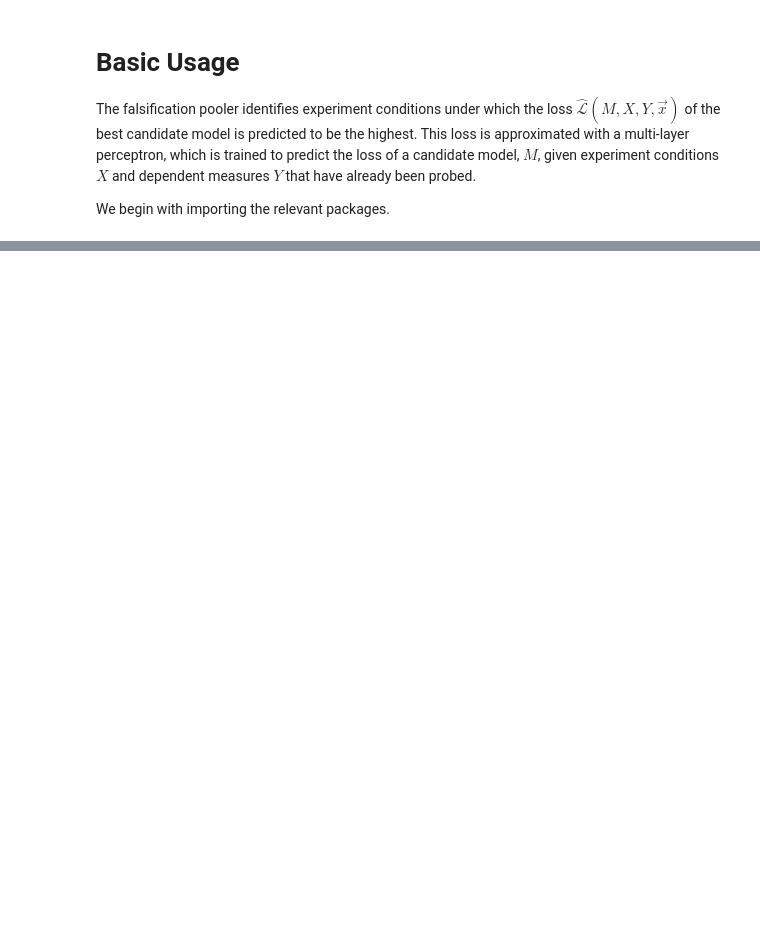
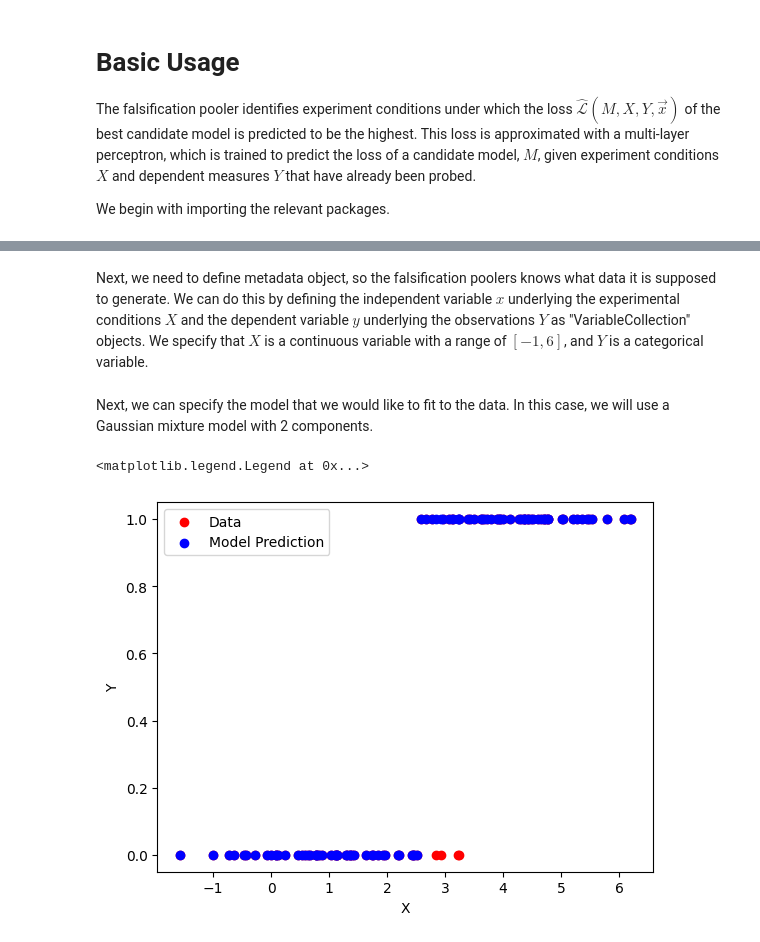
Before and after one commit to AutoResearch/autora-experimentalist-falsification, a Jupyter notebook: docs/basic-usage-pooler.ipynb, the cells around one changed output, grey strips where cells are left out. Saved outputs shown, nothing was run; the diff lists cells and outputs as text; code cells hidden in the pictures; blank space fills up the shorter version.

```diff
--- a/docs/basic-usage-pooler.ipynb
+++ b/docs/basic-usage-pooler.ipynb
@@ -52,0 +114,5 @@ The novelty scores align with the sampled experiment conditions (in descending o
+# %%
+from sklearn.datasets import make_blobs
+X, Y = make_blobs(n_samples=100, n_features=1, centers=2, random_state=0)
+# %% [markdown]
+Next, we need to define metadata object, so the falsification poolers knows what data it is supposed to generate. We can do this by defining the independent variable $x$ underlying the experimental conditions $X$ and the dependent variable $y$ underlying the observations $Y$ as "VariableCollection" objects. We specify that $X$ is a continuous variable with a range of $[-1, 6]$, and $Y$ is a categorical variable.
@@ -52,0 +137,18 @@ The novelty scores align with the sampled experiment conditions (in descending o
+# %% [markdown]
+Next, we can specify the model that we would like to fit to the data. In this case, we will use a Gaussian mixture model with 2 components.
+# %%
+from sklearn.mixture import GaussianMixture
+model = GaussianMixture(n_components=2, random_state=2)
+model.fit(X, Y)
+
+# plot model fit against data
+import matplotlib.pyplot as plt
+fig, ax = plt.subplots()
+ax.scatter(X, Y, c="r", label="Data")
+ax.scatter(X, model.predict(X), c="b", label="Model Prediction")
+ax.set_xlabel("X")
+ax.set_ylabel("Y")
+ax.legend()
+# %% [output]
+<matplotlib.legend.Legend at 0x...>
+[figure, added]
```
Also changed, not shown: parts of 37 cells of this notebook.
